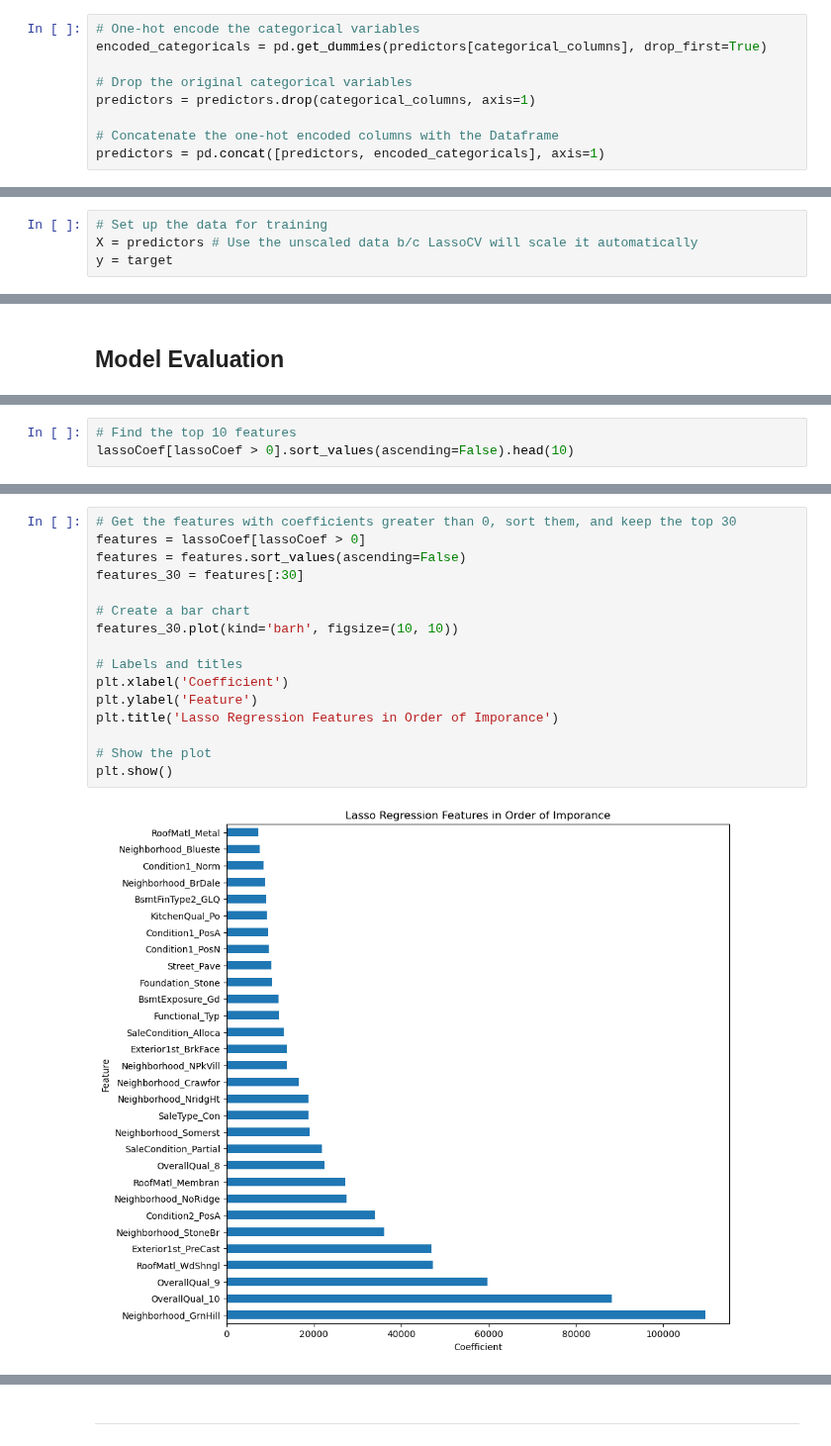
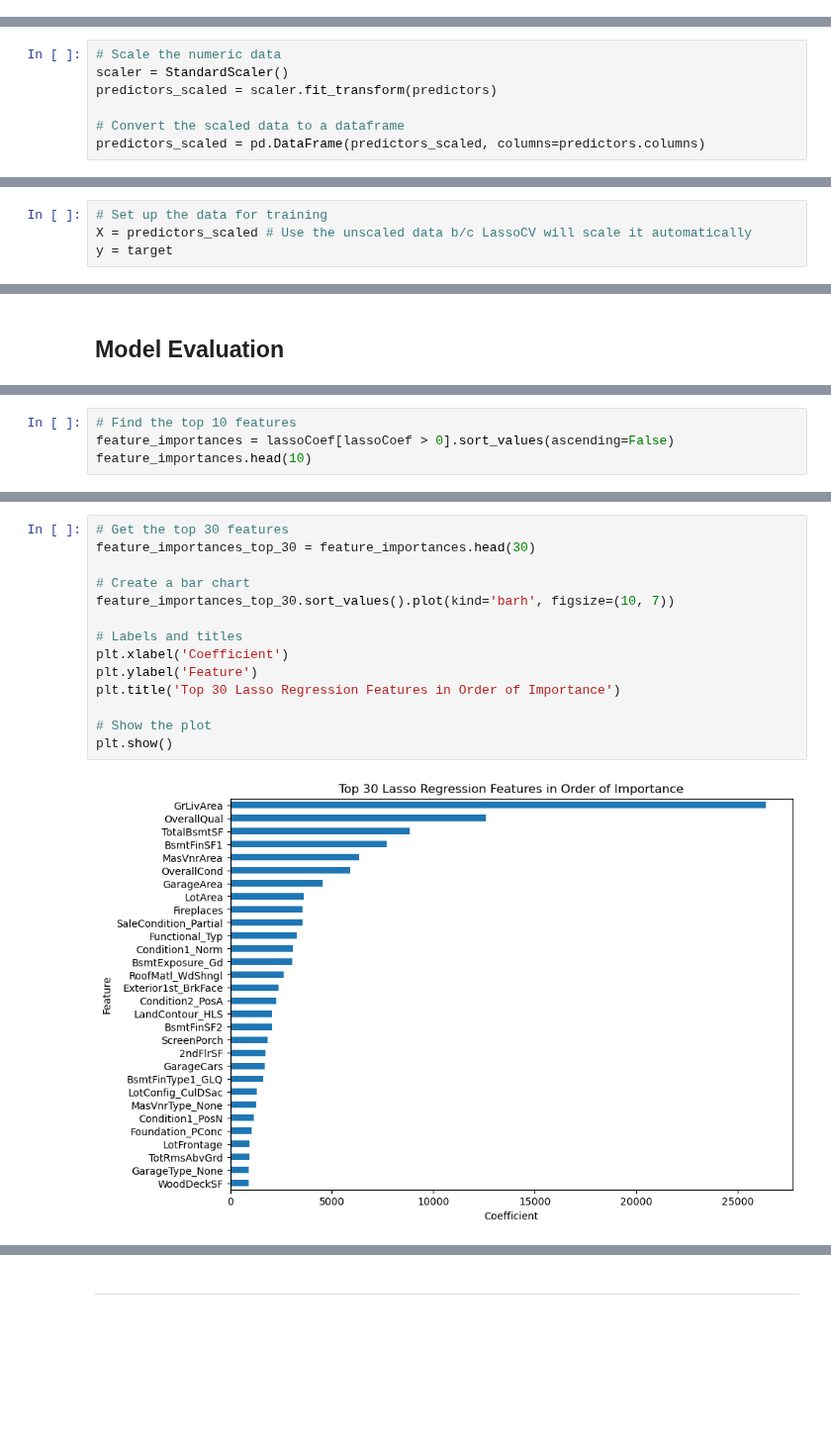
Before and after one commit to bassoonelephant/ames, a Jupyter notebook: 3-ames-regularizedLR.ipynb, the cells around one changed output, grey strips where cells are left out. Shown at 99% size. Cells and saved outputs as stored; diff of their text form; blank space fills up the shorter version.

Commit message:
Re-run feature importances

```diff
--- a/3-ames-regularizedLR.ipynb
+++ b/3-ames-regularizedLR.ipynb
@@ -79,9 +45,0 @@ categorical_columns = predictors.columns.difference(numeric_columns)
-# %%
-# One-hot encode the categorical variables
-encoded_categoricals = pd.get_dummies(predictors[categorical_columns], drop_first=True)
-
-# Drop the original categorical variables
-predictors = predictors.drop(categorical_columns, axis=1)
-
-# Concatenate the one-hot encoded columns with the Dataframe
-predictors = pd.concat([predictors, encoded_categoricals], axis=1)
@@ -113,0 +53,7 @@ predictors.head()
+# %%
+# Scale the numeric data
+scaler = StandardScaler()
+predictors_scaled = scaler.fit_transform(predictors)
+
+# Convert the scaled data to a dataframe
+predictors_scaled = pd.DataFrame(predictors_scaled, columns=predictors.columns)
@@ -121,7 +74,7 @@ predictors_scaled = scaler.fit_transform(predictors)
 ## Training the Lasso Model
 # %%
 # Set up the data for training
-X = predictors # Use the unscaled data b/c LassoCV will scale it automatically
+X = predictors_scaled # Use the unscaled data b/c LassoCV will scale it automatically
 y = target
 # %%
 # Initialize the Lasso model with cross-validation
@@ -194,4 +147,5 @@ Optimal alpha: 2.9763514416313193
 # %%
 # Find the top 10 features
-lassoCoef[lassoCoef > 0].sort_values(ascending=False).head(10)
+feature_importances = lassoCoef[lassoCoef > 0].sort_values(ascending=False)
+feature_importances.head(10)
 # %% [output]
@@ -208,22 +162,20 @@ OverallQual_8            22382.304018
 dtype: float64
 # %%
-# Get the features with coefficients greater than 0, sort them, and keep the top 30
-features = lassoCoef[lassoCoef > 0]
-features = features.sort_values(ascending=False)
-features_30 = features[:30]
+# Get the top 30 features
+feature_importances_top_30 = feature_importances.head(30)
 
 # Create a bar chart
-features_30.plot(kind='barh', figsize=(10, 10))
+feature_importances_top_30.sort_values().plot(kind='barh', figsize=(10, 7))
 
 # Labels and titles
 plt.xlabel('Coefficient')
 plt.ylabel('Feature')
-plt.title('Lasso Regression Features in Order of Imporance')
+plt.title('Top 30 Lasso Regression Features in Order of Importance')
 
 # Show the plot
 plt.show()
 # %% [output]
-[figure, old version]
+[figure, new version]
 # %%
 # Get the features with coefficients of 0
 features_zeroes = lassoCoef[lassoCoef == 0]
```
Also changed, not shown: parts of 22 cells of this notebook.
